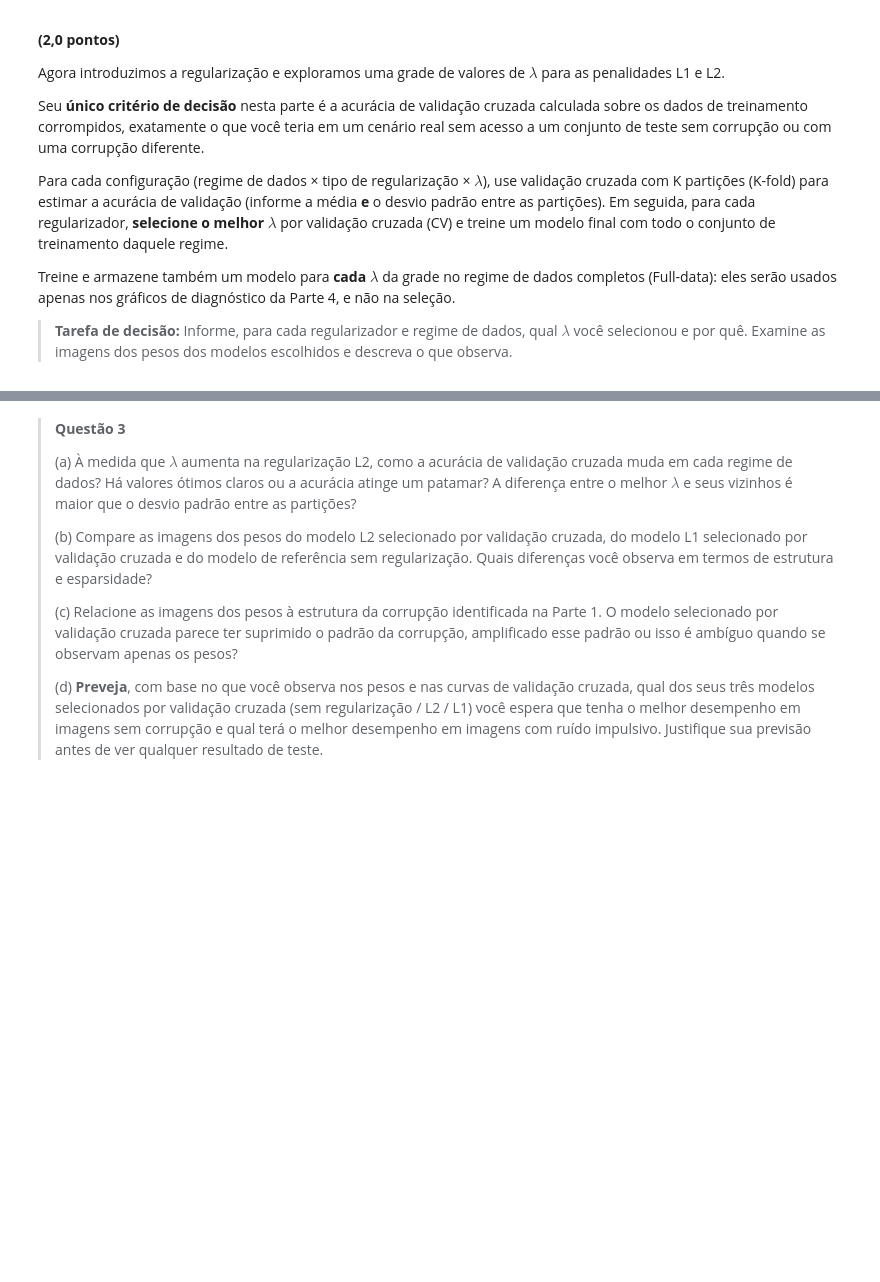
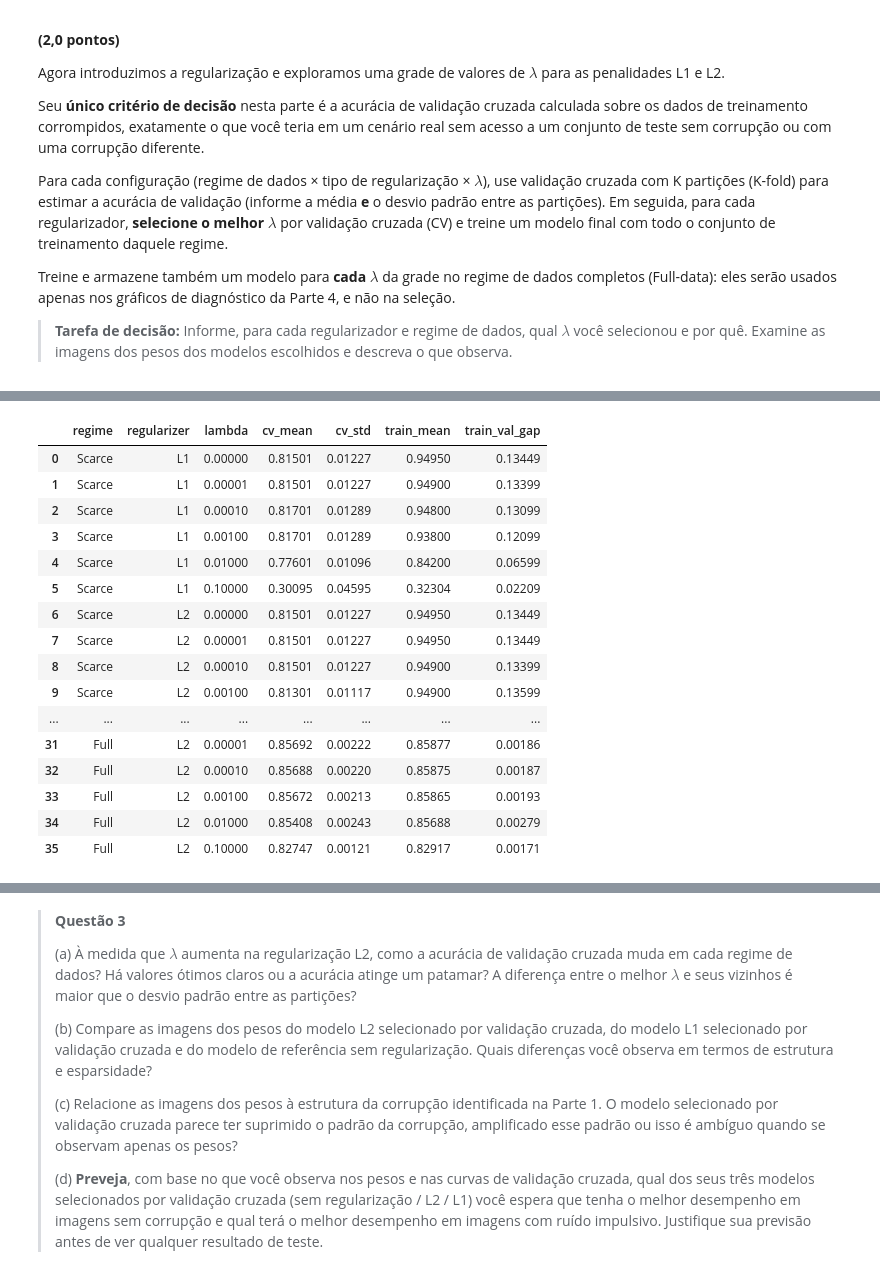
Before and after one commit to carolkekas28/MC886, a Jupyter notebook: trab2/mc886_2s2026_assignment_2_traduzido.ipynb, the cells around one changed output, grey strips where cells are left out. Drawn from its saved outputs; the diff is of its cells as text; code cells hidden in the pictures; blank space fills up the shorter version.

```diff
--- a/trab2/mc886_2s2026_assignment_2_traduzido.ipynb
+++ b/trab2/mc886_2s2026_assignment_2_traduzido.ipynb
@@ -1267,0 +1332,58 @@ Examine as imagens dos pesos dos modelos escolhidos e descreva o que observa.
+# %%
+# K-fold cross-validation: corrupted training data only.
+cv_fold_rows = []
+for regime_name, (X_raw, y_raw) in cv_raw_datasets.items():
+    splitter = StratifiedKFold(n_splits=cv_n_splits, shuffle=True, random_state=seed)
+    for fold, (train_idx, val_idx) in enumerate(splitter.split(X_raw, y_raw)):
+        assert not np.intersect1d(train_idx, val_idx).size
+        X_train_fold = torch.from_numpy(preprocess_images(X_raw[train_idx]))
+        X_val_fold = torch.from_numpy(preprocess_images(X_raw[val_idx]))
+        y_train_fold = torch.as_tensor(y_raw[train_idx], dtype=torch.long)
+        y_val_fold = torch.as_tensor(y_raw[val_idx], dtype=torch.long)
+        # lambda=0 gives the same model for both penalties: fit it only once.
+        unregularized_scores = None
+        for regularizer_name, objective in regularizers.items():
+            for lambda_value in lambda_grid:
+                lambda_value = float(lambda_value)
+                if lambda_value == 0 and unregularized_scores is not None:
+                    train_acc, val_acc = unregularized_scores
+                else:
+                    model = new_cv_model(X_train_fold.shape[1], fold)
+                    train(model, X_train_fold, y_train_fold, n_iter=cv_n_iter,
+                          loss_fn=objective, lambda_reg=lambda_value, lr=cv_lr)
+                    train_acc = evaluate_training_model(model, X_train_fold, y_train_fold)
+                    val_acc = evaluate_training_model(model, X_val_fold, y_val_fold)
+                    if lambda_value == 0:
+                        unregularized_scores = (train_acc, val_acc)
+                cv_fold_rows.append({
+                    "regime": regime_name, "regularizer": regularizer_name,
+                    "lambda": lambda_value, "fold": fold + 1,
+                    "n_train": len(train_idx), "n_val": len(val_idx),
+                    "train_accuracy": train_acc, "val_accuracy": val_acc,
+                })
+            print(f"{regime_name} | fold {fold + 1}/{cv_n_splits} | {regularizer_name} OK", flush=True)
+        pd.DataFrame(cv_fold_rows).to_csv(results_dir / "cv_folds.csv", index=False)
+
+cv_folds = pd.DataFrame(cv_fold_rows)
+cv_results = cv_folds.groupby(
+    ["regime", "regularizer", "lambda"], sort=False, as_index=False
+).agg(cv_mean=("val_accuracy", "mean"), cv_std=("val_accuracy", "std"),
+      train_mean=("train_accuracy", "mean"))
+cv_results["train_val_gap"] = cv_results["train_mean"] - cv_results["cv_mean"]
+selected_rows = []
+for regime_name in cv_raw_datasets:
+    for regularizer_name in regularizers:
+        candidates = cv_results[(cv_results["regime"] == regime_name)
+                                & (cv_results["regularizer"] == regularizer_name)]
+        best = candidates.sort_values(["cv_mean", "lambda"], ascending=[False, True]).iloc[0]
+        selected_rows.append(best.to_dict())
+selected_cv = pd.DataFrame(selected_rows)
+selected_lambdas = {(row["regime"], row["regularizer"]): float(row["lambda"])
+                    for row in selected_rows}
+cv_results.to_csv(results_dir / "cv_results.csv", index=False)
+selected_cv.to_csv(results_dir / "selected_cv.csv", index=False)
+print("Todas as configuracoes (acuracias em fracao):")
+display(cv_results.round(5))
+print("Selecao por maior media de CV; desempate pelo menor lambda:")
+display(selected_cv[["regime", "regularizer", "lambda", "cv_mean", "cv_std"]].round(5))
+# %% [output]
@@ -1267,0 +1410,17 @@ Examine as imagens dos pesos dos modelos escolhidos e descreva o que observa.
+|  | regime | regularizer | lambda | cv_mean | cv_std | train_mean | train_val_gap |
+| 0 | Scarce | L1 | 0.00000 | 0.81501 | 0.01227 | 0.94950 | 0.13449 |
+| 1 | Scarce | L1 | 0.00001 | 0.81501 | 0.01227 | 0.94900 | 0.13399 |
+| 2 | Scarce | L1 | 0.00010 | 0.81701 | 0.01289 | 0.94800 | 0.13099 |
+| 3 | Scarce | L1 | 0.00100 | 0.81701 | 0.01289 | 0.93800 | 0.12099 |
+| 4 | Scarce | L1 | 0.01000 | 0.77601 | 0.01096 | 0.84200 | 0.06599 |
+| 5 | Scarce | L1 | 0.10000 | 0.30095 | 0.04595 | 0.32304 | 0.02209 |
+| 6 | Scarce | L2 | 0.00000 | 0.81501 | 0.01227 | 0.94950 | 0.13449 |
+| 7 | Scarce | L2 | 0.00001 | 0.81501 | 0.01227 | 0.94950 | 0.13449 |
+| 8 | Scarce | L2 | 0.00010 | 0.81501 | 0.01227 | 0.94900 | 0.13399 |
+| 9 | Scarce | L2 | 0.00100 | 0.81301 | 0.01117 | 0.94900 | 0.13599 |
+| ... | ... | ... | ... | ... | ... | ... | ... |
+| 31 | Full | L2 | 0.00001 | 0.85692 | 0.00222 | 0.85877 | 0.00186 |
+| 32 | Full | L2 | 0.00010 | 0.85688 | 0.00220 | 0.85875 | 0.00187 |
+| 33 | Full | L2 | 0.00100 | 0.85672 | 0.00213 | 0.85865 | 0.00193 |
+| 34 | Full | L2 | 0.01000 | 0.85408 | 0.00243 | 0.85688 | 0.00279 |
+| 35 | Full | L2 | 0.10000 | 0.82747 | 0.00121 | 0.82917 | 0.00171 |
```
Also changed, not shown: parts of 14 cells of this notebook, 16 other files.
